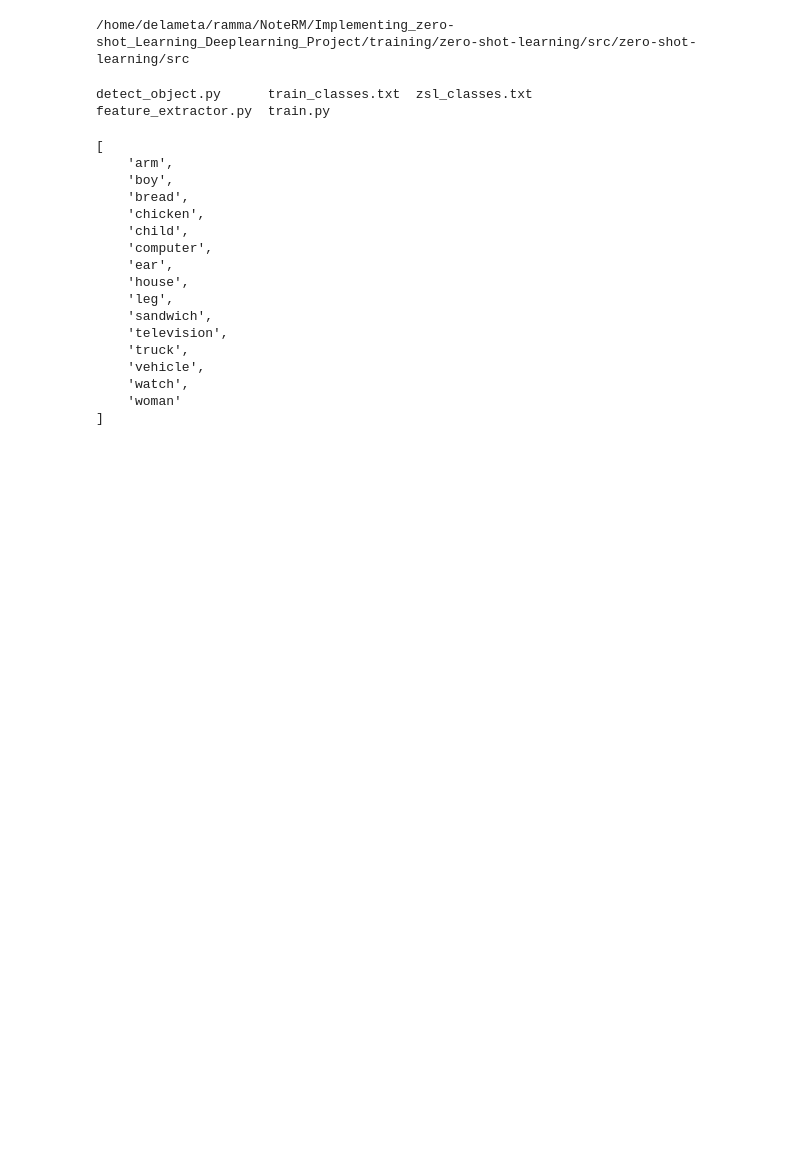
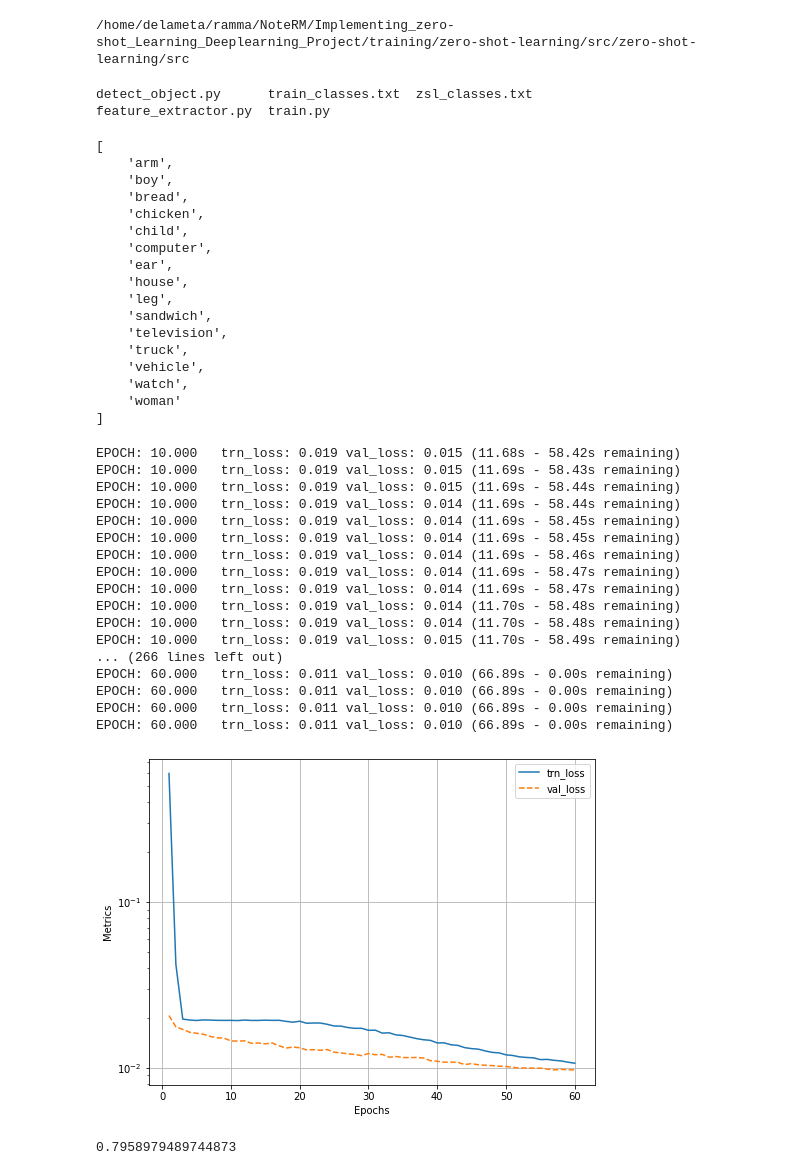
Before and after one commit to rammahayufitra/Implementing_zero-shot_Learning_Deeplearning_Project, a Jupyter notebook: training/start.ipynb, the cells around one changed output. Saved outputs shown, nothing was run; the diff lists cells and outputs as text; code cells hidden in the pictures; blank space fills up the shorter version.

```diff
--- a/training/start.ipynb
+++ b/training/start.ipynb
@@ -98,3 +98,57 @@ def build_model():
         nn.BatchNorm1d(256), nn.Dropout(0.8),
         nn.Linear(256, 300)
 )
+# %%
+def train_batch(model, data, optimizer, criterion):
+    model.train()
+    ims, labels = data
+    _preds = model(ims)
+    optimizer.zero_grad()
+    loss = criterion(_preds, labels)
+    loss.backward()
+    optimizer.step()
+    return loss.item()
+
+@torch.no_grad()
+def validate_batch(model, data, criterion):
+    model.eval()
+    ims, labels = data
+    _preds = model(ims)
+    loss = criterion(_preds, labels)
+    return loss.item()
+# %%
+model = build_model().to(device)
+criterion = nn.MSELoss()
+optimizer = optim.Adam(model.parameters(), lr=1e-3)
+n_epochs = 60
+log = Report(n_epochs)
+for ex in range(n_epochs):
+    N = len(trn_dl)
+    for bx, data in enumerate(trn_dl):
+        loss = train_batch(model, data, optimizer, criterion)
+        log.record(ex+(bx+1)/N, trn_loss=loss, end='\r')
+    N = len(val_dl)
+    for bx, data in enumerate(val_dl):
+        loss = validate_batch(model, data, criterion)
+        log.record(ex+(bx+1)/N, val_loss=loss, end='\r')
+        if not (ex+1)%10: log.report_avgs(ex+1)
+log.plot_epochs(log=True)
+# %% [output]
+EPOCH: 10.000   trn_loss: 0.019 val_loss: 0.015 (11.68s - 58.42s remaining)
+EPOCH: 10.000   trn_loss: 0.019 val_loss: 0.015 (11.69s - 58.43s remaining)
+EPOCH: 10.000   trn_loss: 0.019 val_loss: 0.015 (11.69s - 58.44s remaining)
+EPOCH: 10.000   trn_loss: 0.019 val_loss: 0.014 (11.69s - 58.44s remaining)
+EPOCH: 10.000   trn_loss: 0.019 val_loss: 0.014 (11.69s - 58.45s remaining)
+EPOCH: 10.000   trn_loss: 0.019 val_loss: 0.014 (11.69s - 58.45s remaining)
+EPOCH: 10.000   trn_loss: 0.019 val_loss: 0.014 (11.69s - 58.46s remaining)
+EPOCH: 10.000   trn_loss: 0.019 val_loss: 0.014 (11.69s - 58.47s remaining)
+EPOCH: 10.000   trn_loss: 0.019 val_loss: 0.014 (11.69s - 58.47s remaining)
+EPOCH: 10.000   trn_loss: 0.019 val_loss: 0.014 (11.70s - 58.48s remaining)
+EPOCH: 10.000   trn_loss: 0.019 val_loss: 0.014 (11.70s - 58.48s remaining)
+EPOCH: 10.000   trn_loss: 0.019 val_loss: 0.015 (11.70s - 58.49s remaining)
+... (266 lines left out)
+EPOCH: 60.000   trn_loss: 0.011 val_loss: 0.010 (66.89s - 0.00s remaining)
+EPOCH: 60.000   trn_loss: 0.011 val_loss: 0.010 (66.89s - 0.00s remaining)
+EPOCH: 60.000   trn_loss: 0.011 val_loss: 0.010 (66.89s - 0.00s remaining)
+EPOCH: 60.000   trn_loss: 0.011 val_loss: 0.010 (66.89s - 0.00s remaining)
+[figure, added]
@@ -100,0 +161,9 @@ def build_model():
+# %%
+dists = (pred_zsl[None] - vectors[:,None])
+dists = (dists**2).sum(-1).T
+best_classes = []
+for item in dists:
+    best_classes.append([classnames[j] for j in np.argsort(item)[:5]])
+np.mean([i in J for i,J in zip(zero_shot_clss, best_classes)])
+# %% [output]
+0.7958979489744873
```
Also changed, not shown: parts of 1 cell of this notebook.
